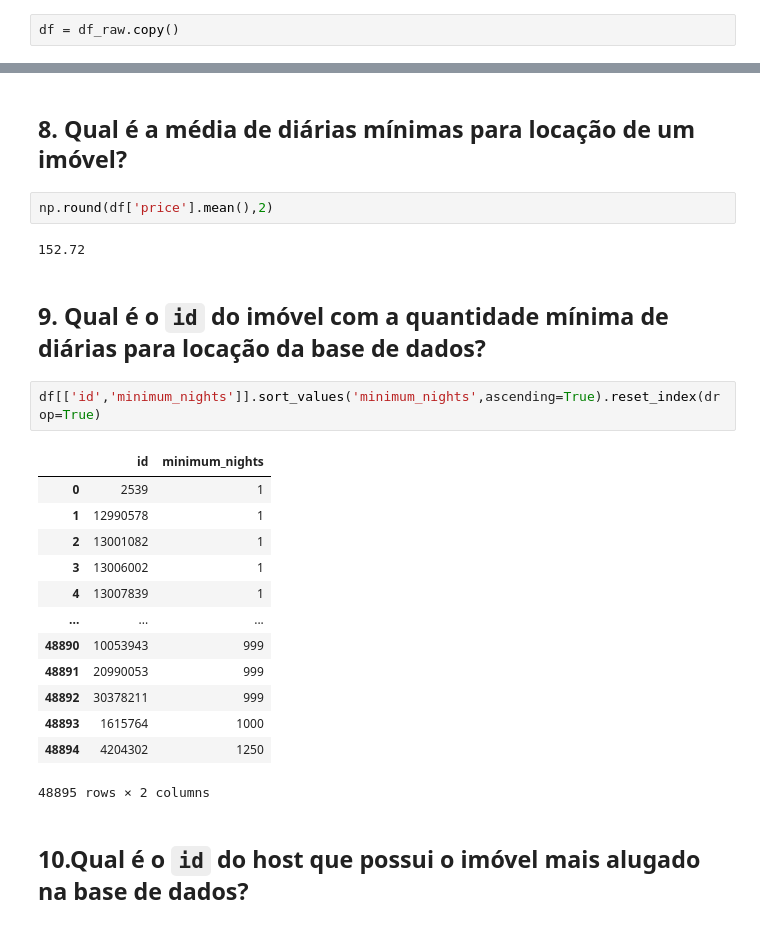
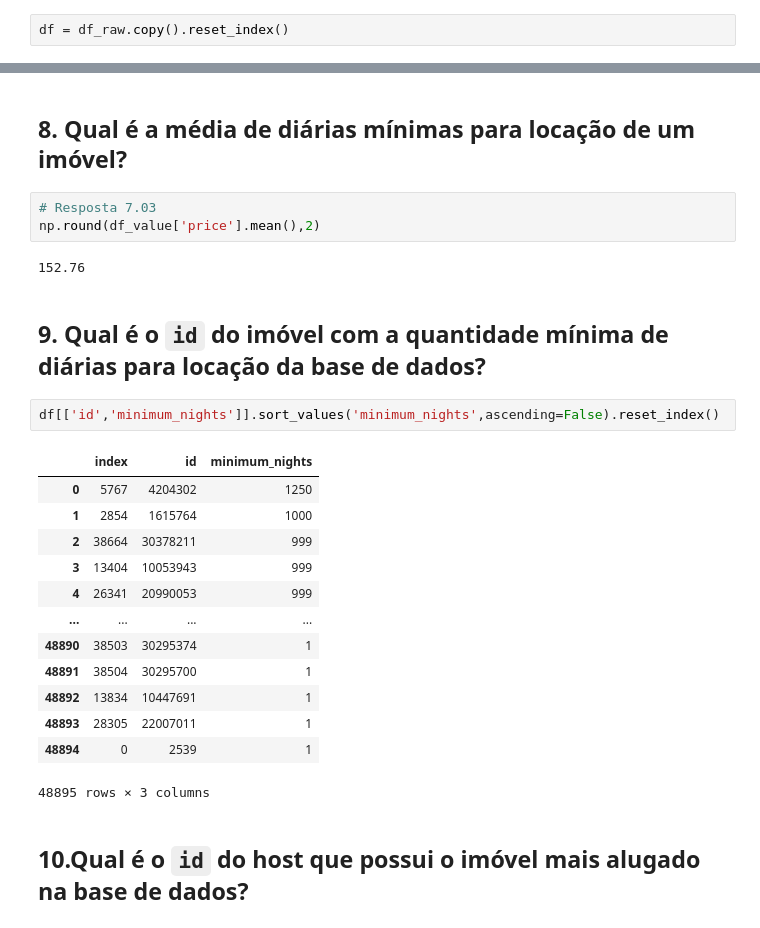
Before and after one commit to webluc/fundamentos, a Jupyter notebook: Desafio-Ciclo02.ipynb, the cells around one changed output, grey strips where cells are left out. Drawn from its saved outputs; the diff is of its cells as text.

```diff
--- a/Desafio-Ciclo02.ipynb
+++ b/Desafio-Ciclo02.ipynb
@@ -127,7 +127,7 @@ calculated_host_listings_count        0
 availability_365                      0
 dtype: int64
 # %%
-df = df_raw.copy()
+df = df_raw.copy().reset_index()
 # %%
 #df['last_review'] = pd.to_datetime( df['last_review'] )
 # %%
@@ -274,27 +316,28 @@ O Imóvel com maior diária é  7003697
 # %% [markdown]
 ## 8. Qual é a média de diárias mínimas para locação de um imóvel?
 # %%
-np.round(df['price'].mean(),2)
+# Resposta 7.03
+np.round(df_value['price'].mean(),2)
 # %% [output]
-152.72
+152.76
 # %% [markdown]
 ## 9. Qual é o `id` do imóvel com a quantidade mínima de diárias para locação da base de dados?
 # %%
-df[['id','minimum_nights']].sort_values('minimum_nights',ascending=True).reset_index(drop=True)
+df[['id','minimum_nights']].sort_values('minimum_nights',ascending=False).reset_index()
 # %% [output]
-|  | id | minimum_nights |
-| 0 | 2539 | 1 |
-| 1 | 12990578 | 1 |
-| 2 | 13001082 | 1 |
-| 3 | 13006002 | 1 |
-| 4 | 13007839 | 1 |
-| ... | ... | ... |
-| 48890 | 10053943 | 999 |
-| 48891 | 20990053 | 999 |
-| 48892 | 30378211 | 999 |
-| 48893 | 1615764 | 1000 |
-| 48894 | 4204302 | 1250 |
+|  | index | id | minimum_nights |
+| 0 | 5767 | 4204302 | 1250 |
+| 1 | 2854 | 1615764 | 1000 |
+| 2 | 38664 | 30378211 | 999 |
+| 3 | 13404 | 10053943 | 999 |
+| 4 | 26341 | 20990053 | 999 |
+| ... | ... | ... | ... |
+| 48890 | 38503 | 30295374 | 1 |
+| 48891 | 38504 | 30295700 | 1 |
+| 48892 | 13834 | 10447691 | 1 |
+| 48893 | 28305 | 22007011 | 1 |
+| 48894 | 0 | 2539 | 1 |
-48895 rows × 2 columns
+48895 rows × 3 columns
 # %% [markdown]
 ## 10.Qual é o `id` do host que possui o imóvel mais alugado na base de dados?
 # %%
```
Also changed, not shown: parts of 20 cells of this notebook.
